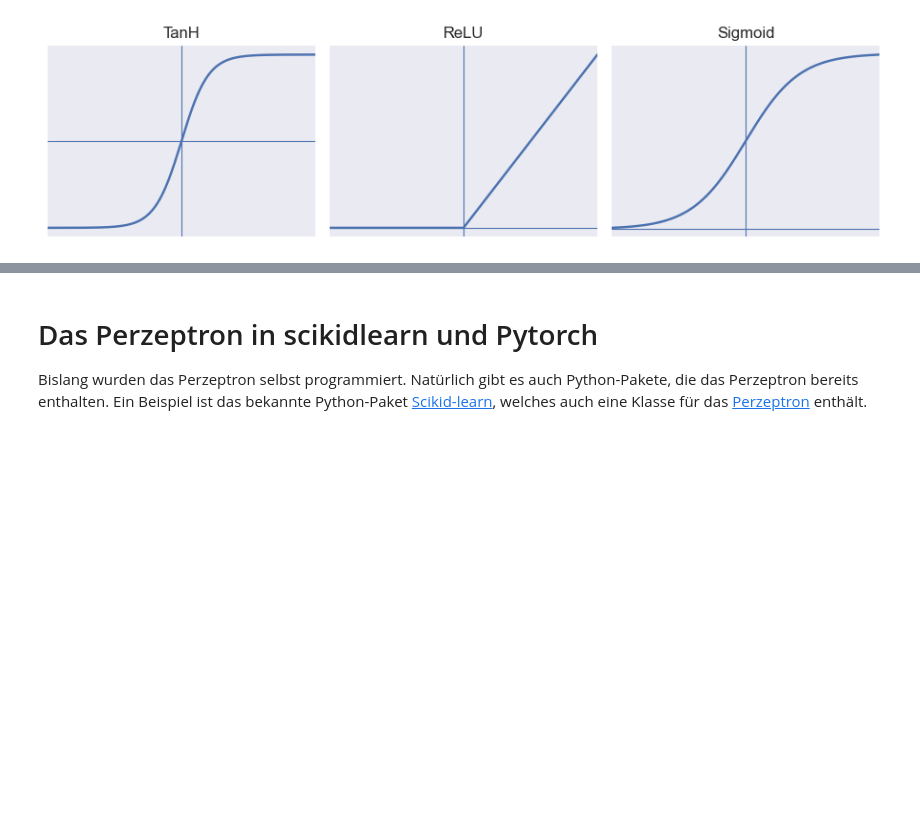
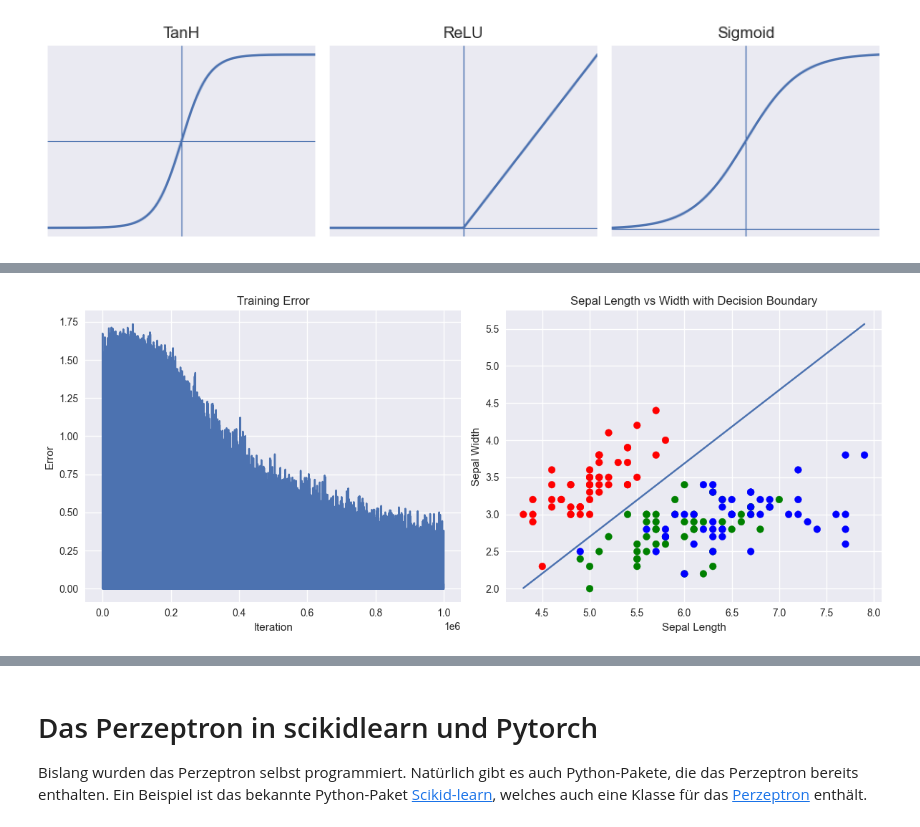
Before and after one commit to ArnoldIntelligence/KI-Vorlesung, a Jupyter notebook: notebooks/02-perzeptron.ipynb, the cells around one changed output, grey strips where cells are left out. Drawn from its saved outputs; the diff is of its cells as text; code cells hidden in the pictures; blank space fills up the shorter version.

```diff
--- a/notebooks/02-perzeptron.ipynb
+++ b/notebooks/02-perzeptron.ipynb
@@ -1520,0 +1492,79 @@ plt.show()
+# %%
+#| code-fold: true
+#| code-summary: "Code anzeigen"
+
+import numpy as np
+import matplotlib.pyplot as plt
+from random import choice
+
+def tanh(z):
+    return np.tanh(z)
+
+def dtanh(z):
+    return 1.0 - np.tanh(z)**2
+
+def errorfunction(y, o):
+    return 0.5 * (y - o)**2
+
+def forwards(X, w):
+    z = np.dot(X, w)
+    o = tanh(z)
+    return o
+
+def weight_gradient(X, y, w):
+    z = np.dot(X, w)
+    o = tanh(z)
+    grad = (o - y) * dtanh(z) * X
+    return grad
+
+def fit(iterations, training_data_set, w, alpha=0.01):
+    errors = []
+    weights = []
+
+    for i in range(iterations):
+        x, y = choice(training_data_set)
+
+        o = forwards(x, w)
+        error = errorfunction(y, o)
+
+        errors.append(error)
+        weights.append(w.copy())
+
+        grad = weight_gradient(x, y, w)
+        w -= alpha * grad   # wichtig: Minus!
+
+    return errors, weights, w
+
+#np.random.seed(30)
+#w = np.random.rand(3)
+##Startgewichte
+w = np.ones(3)/10
+errors, weights, w = fit(1000000, training_data_set, w)
+
+
+# grafische Darstellung der Ergebnisse
+
+plt.figure(figsize=(12,5))
+
+ax1 = plt.subplot(1,2,1)
+ax1.plot(errors)
+ax1.set_title("Training Error")
+ax1.set_xlabel("Iteration")
+ax1.set_ylabel("Error")
+
+ax2 = plt.subplot(1,2,2)
+ax2.scatter(sepal_length, sepal_width, color=colors)
+ax2.set_title("Sepal Length vs Width with Decision Boundary")
+ax2.set_xlabel("Sepal Length")
+ax2.set_ylabel("Sepal Width")
+
+# Trennlinie berechnen
+x_vals = np.linspace(min(sepal_length), max(sepal_length), 100)
+y_vals = -(w[0] + w[1]*x_vals) / w[2]
+
+ax2.plot(x_vals, y_vals)
+
+plt.tight_layout()
+
+print("Finale Gewichte:", w)
+# %% [output]
@@ -1520,0 +1572 @@ plt.show()
+[figure, added]
```
Also changed, not shown: parts of 40 cells of this notebook, 3 other files.
